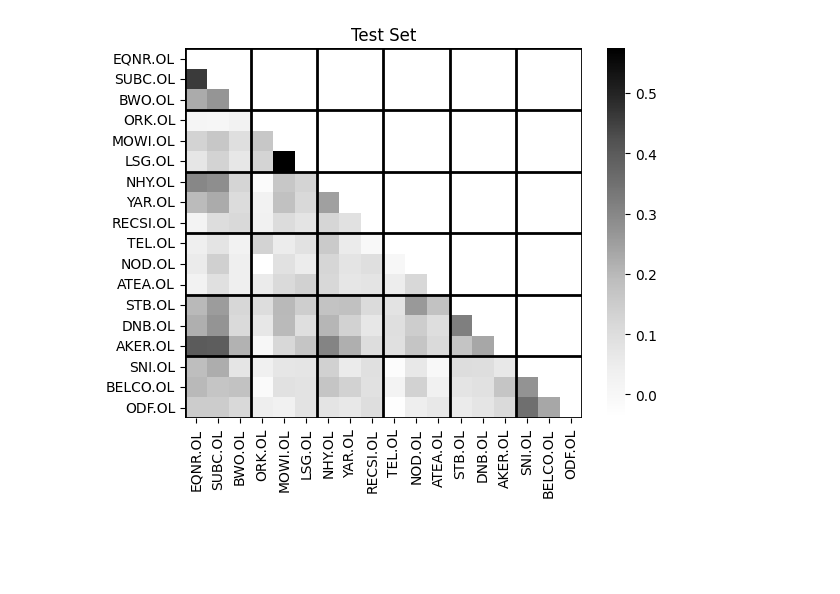
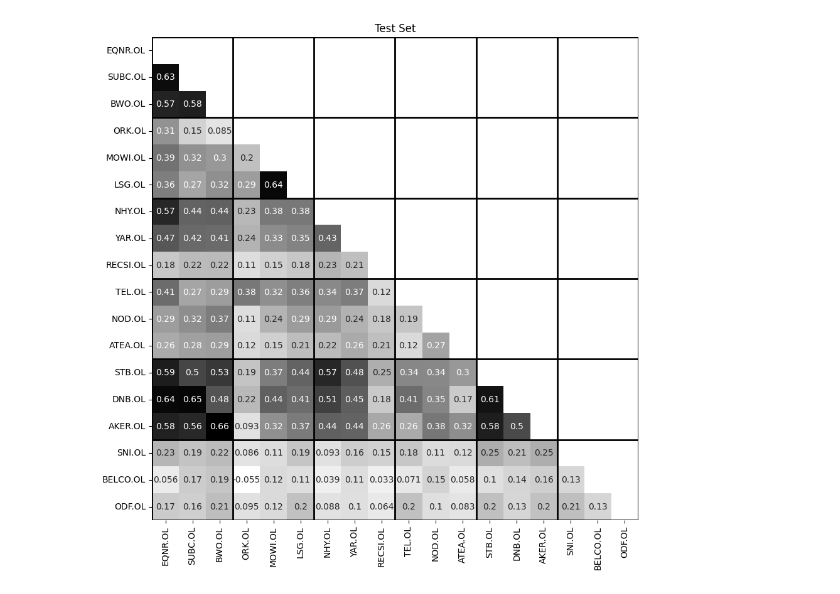
Before and after one commit to DataJakob/BBAN5000-Master-Thesis, a Jupyter notebook: Expmnt/test_data/test.ipynb, the cells around one changed output. Cells and saved outputs as stored; diff of their text form; code cells hidden in the pictures; blank space fills up the shorter version.

```diff
--- a/Expmnt/test_data/test.ipynb
+++ b/Expmnt/test_data/test.ipynb
@@ -58,13 +58,15 @@ fig.tight_layout()
 # %%
+fig, ax = plt.subplots(figsize=(10,10))
 mask = np.triu(np.ones_like(train.corr(), dtype=bool))
 sns.heatmap(test.corr(),
             mask=mask,
-            cmap="Greys")
+            cmap="Greys",
+            annot=True, cbar=False)
 for i in range(0, 19, 3):
     plt.axhline(i, color='black', linewidth=2)  # Horizontal line
 for j in range(0, 19, 3):
     plt.axvline(j, color='black', linewidth=2)  # Vertical line
 plt.title("Test Set")
 plt.show()
 # %% [output]
-[figure, old version]
+[figure, new version]
```
Also changed, not shown: parts of 1 cell of this notebook, 3 other files.
